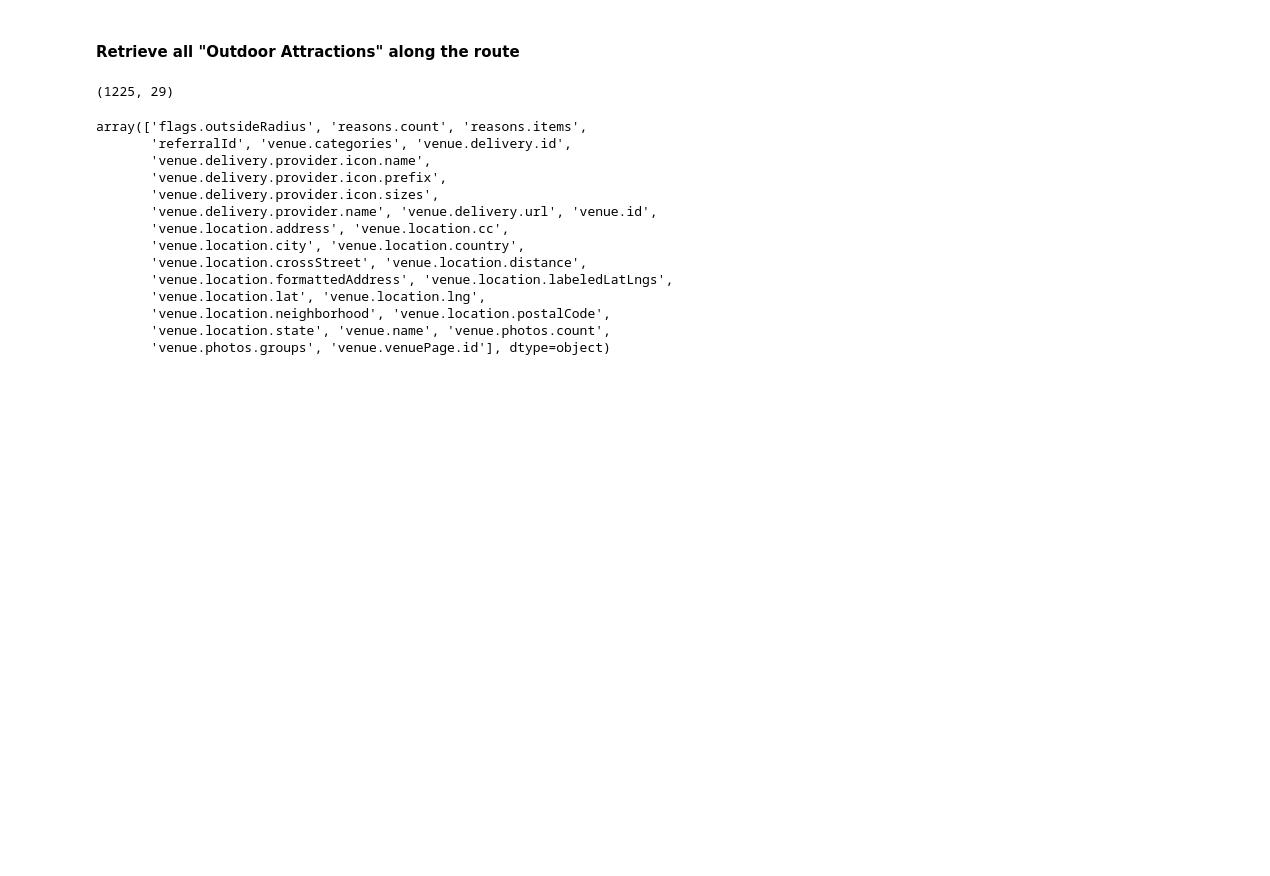
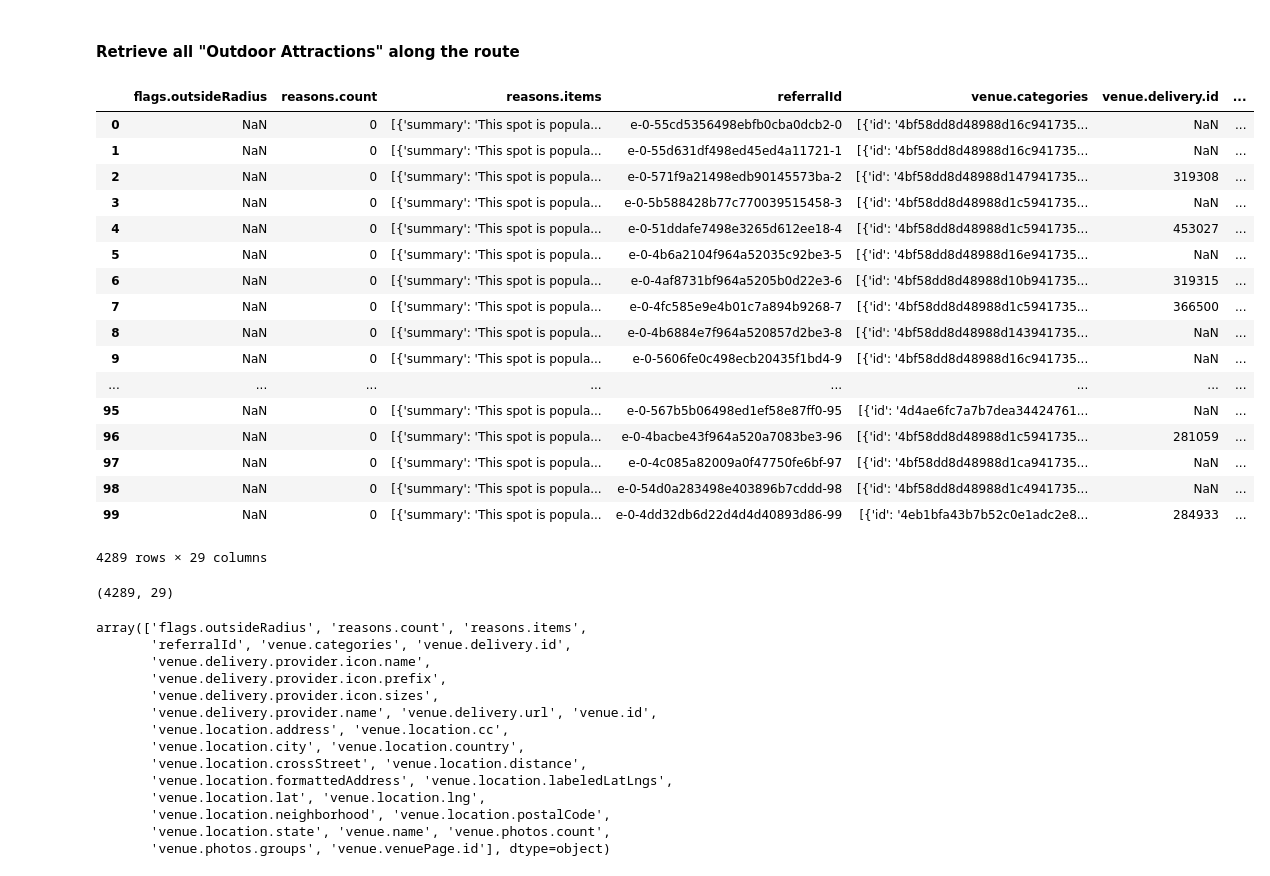
Before and after one commit to subhap15/adventurize, a Jupyter notebook: venues_along_route.ipynb, the cells around one changed output. Cells and saved outputs as stored; diff of their text form; code cells hidden in the pictures; blank space fills up the shorter version.

```diff
--- a/venues_along_route.ipynb
+++ b/venues_along_route.ipynb
@@ -42,7 +44,30 @@ df_venue_outdoor
-# %%
-df_venue_outdoor.shape
-# %% [output]
-(1225, 29)
+# %%
+#df_venue_outdoor
+df_venue_food
+# %% [output]
+|  | flags.outsideRadius | reasons.count | reasons.items | referralId | venue.categories | venue.delivery.id | ... |
+| 0 | NaN | 0 | [{'summary': 'This spot is popula... | e-0-55cd5356498ebfb0cba0dcb2-0 | [{'id': '4bf58dd8d48988d16c941735... | NaN | ... |
+| 1 | NaN | 0 | [{'summary': 'This spot is popula... | e-0-55d631df498ed45ed4a11721-1 | [{'id': '4bf58dd8d48988d16c941735... | NaN | ... |
+| 2 | NaN | 0 | [{'summary': 'This spot is popula... | e-0-571f9a21498edb90145573ba-2 | [{'id': '4bf58dd8d48988d147941735... | 319308 | ... |
+| 3 | NaN | 0 | [{'summary': 'This spot is popula... | e-0-5b588428b77c770039515458-3 | [{'id': '4bf58dd8d48988d1c5941735... | NaN | ... |
+| 4 | NaN | 0 | [{'summary': 'This spot is popula... | e-0-51ddafe7498e3265d612ee18-4 | [{'id': '4bf58dd8d48988d1c5941735... | 453027 | ... |
+| 5 | NaN | 0 | [{'summary': 'This spot is popula... | e-0-4b6a2104f964a52035c92be3-5 | [{'id': '4bf58dd8d48988d16e941735... | NaN | ... |
+| 6 | NaN | 0 | [{'summary': 'This spot is popula... | e-0-4af8731bf964a5205b0d22e3-6 | [{'id': '4bf58dd8d48988d10b941735... | 319315 | ... |
+| 7 | NaN | 0 | [{'summary': 'This spot is popula... | e-0-4fc585e9e4b01c7a894b9268-7 | [{'id': '4bf58dd8d48988d1c5941735... | 366500 | ... |
+| 8 | NaN | 0 | [{'summary': 'This spot is popula... | e-0-4b6884e7f964a520857d2be3-8 | [{'id': '4bf58dd8d48988d143941735... | NaN | ... |
+| 9 | NaN | 0 | [{'summary': 'This spot is popula... | e-0-5606fe0c498ecb20435f1bd4-9 | [{'id': '4bf58dd8d48988d16c941735... | NaN | ... |
+| ... | ... | ... | ... | ... | ... | ... | ... |
+| 95 | NaN | 0 | [{'summary': 'This spot is popula... | e-0-567b5b06498ed1ef58e87ff0-95 | [{'id': '4d4ae6fc7a7b7dea34424761... | NaN | ... |
+| 96 | NaN | 0 | [{'summary': 'This spot is popula... | e-0-4bacbe43f964a520a7083be3-96 | [{'id': '4bf58dd8d48988d1c5941735... | 281059 | ... |
+| 97 | NaN | 0 | [{'summary': 'This spot is popula... | e-0-4c085a82009a0f47750fe6bf-97 | [{'id': '4bf58dd8d48988d1ca941735... | NaN | ... |
+| 98 | NaN | 0 | [{'summary': 'This spot is popula... | e-0-54d0a283498e403896b7cddd-98 | [{'id': '4bf58dd8d48988d1c4941735... | NaN | ... |
+| 99 | NaN | 0 | [{'summary': 'This spot is popula... | e-0-4dd32db6d22d4d4d40893d86-99 | [{'id': '4eb1bfa43b7b52c0e1adc2e8... | 284933 | ... |
+4289 rows × 29 columns
+# %%
+#df_venue_outdoor.shape
+df_venue_food.shape
+# %% [output]
+(4289, 29)
 # %%
 df_venue_outdoor.columns.values
 # %% [output]
```
Also changed, not shown: parts of 14 cells of this notebook, 2 other files.
